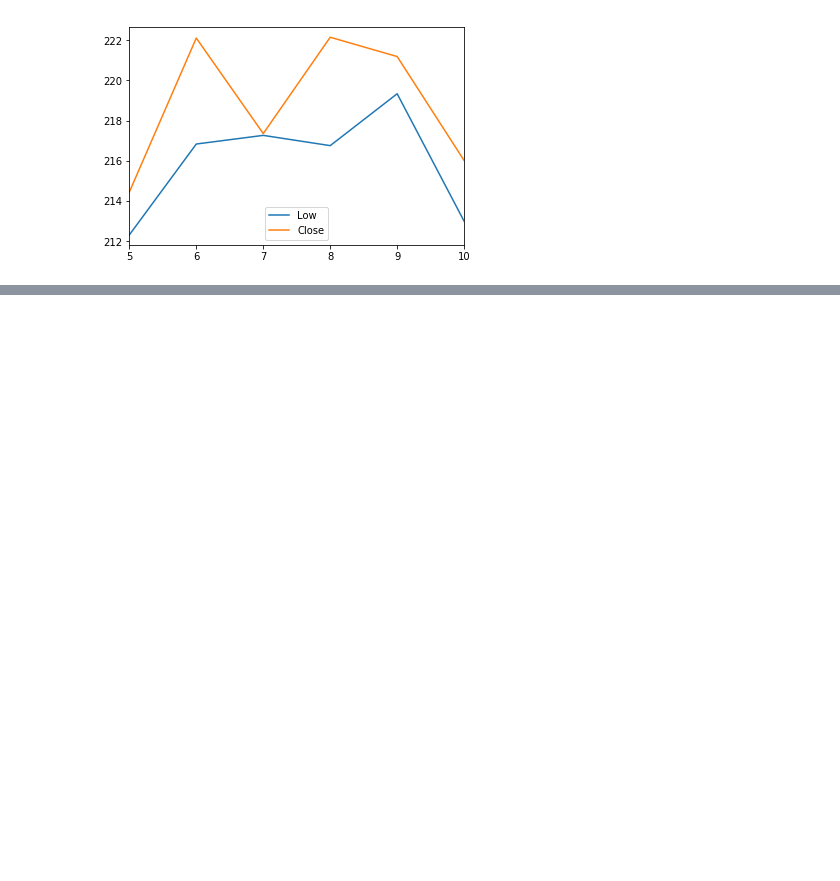
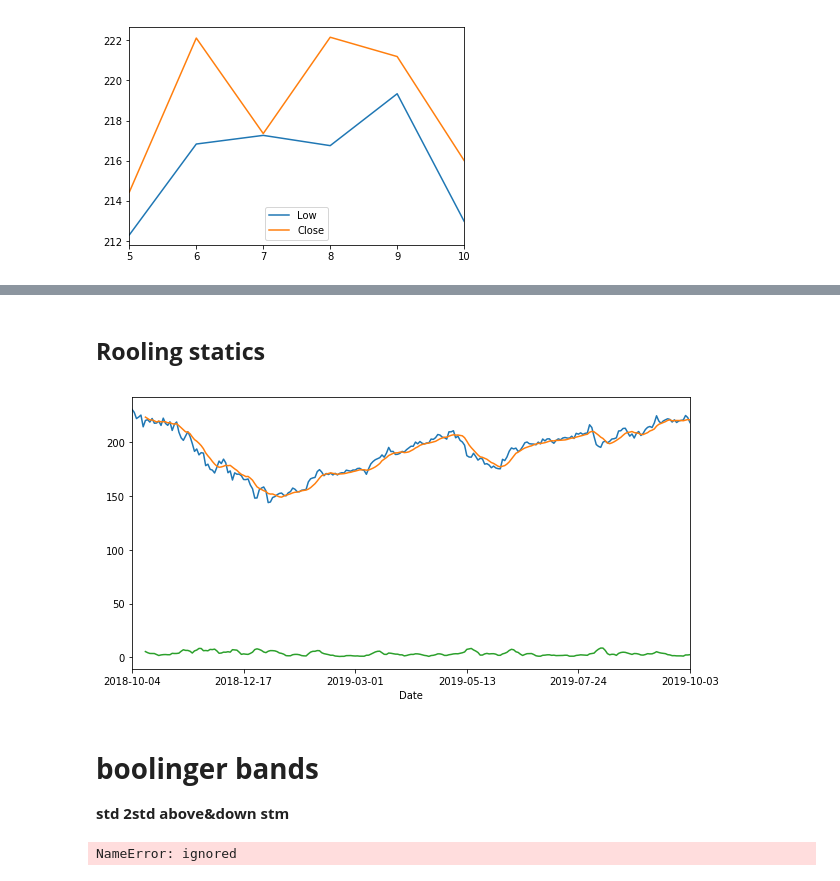
Before and after one commit to spctr01/Finance, a Jupyter notebook: pandas.ipynb, the cells around one changed output, grey strips where cells are left out. Cells and saved outputs as stored; diff of their text form; code cells hidden in the pictures; blank space fills up the shorter version.

```diff
--- a/pandas.ipynb
+++ b/pandas.ipynb
@@ -82,0 +94,19 @@ plt.show()
+# %% [markdown]
+## **Rooling statics**
+# %%
+#rolling_mean also known as moving average in trading
+plt.figure(figsize=(10,5))
+open_data = new_data['Open'].plot()
+
+rolling_mean = new_data['Open'].rolling(7).mean()     #new method old not working pd.rolling(df,window)
+rolling_mean.plot(label='roling_mean', ax=open_data)#inserting data to existing plot
+
+rolling_std = new_data['Open'].rolling(7).std()
+rolling_std.plot(label = 'r_std', ax=open_data)
+plt.show()
+# %% [output]
+[figure, added]
+# %% [markdown]
+# **boolinger bands**
+
+**std    2std above&down stm**
@@ -82,0 +117,4 @@ plt.show()
+# %%
+pd -v
+# %% [output]
+NameError: ignored
```
Also changed, not shown: parts of 4 cells of this notebook.
